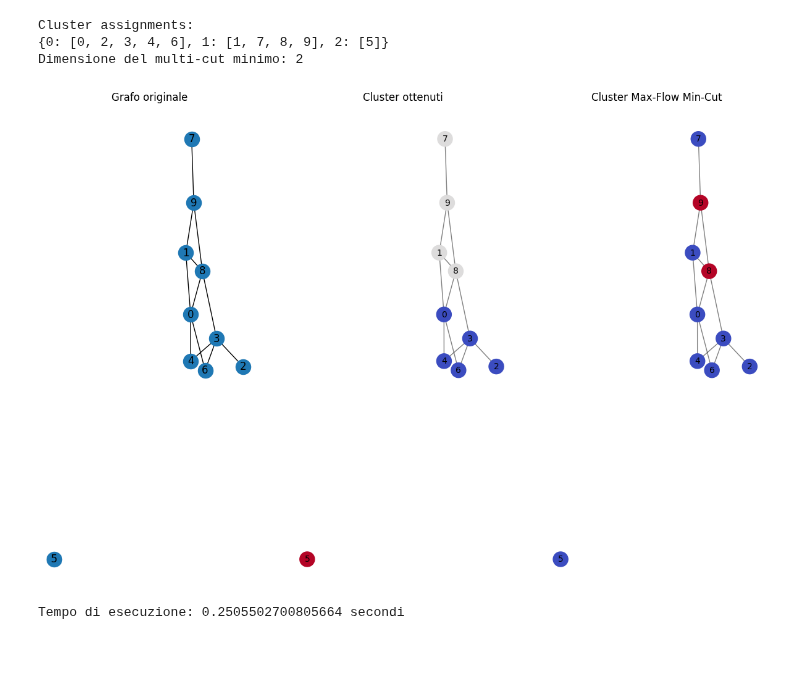
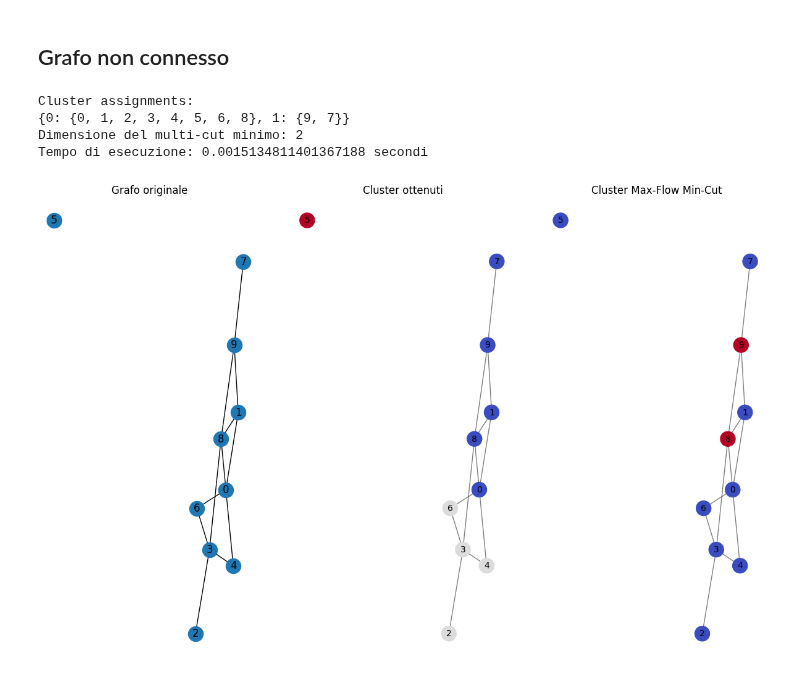
Before and after one commit to ele10-code/k-clustering, a Jupyter notebook: k-clustering.ipynb, the cells around one changed output. Drawn from its saved outputs; the diff is of its cells as text; code cells hidden in the pictures; blank space fills up the shorter version.

Commit message:
pulizia del k-clustering; aggiunta del problema di ottimizzazione PLI

```diff
--- a/k-clustering.ipynb
+++ b/k-clustering.ipynb
@@ -1,3 +1,5 @@
+# %% [markdown]
+## Grafo non connesso
 # %%
 import networkx as nx
 import matplotlib.pyplot as plt
@@ -26,18 +28,32 @@ partition = community.best_partition(G)
 # Aggiungi l'etichetta del cluster come attributo per ogni nodo del grafo
 nx.set_node_attributes(G, partition, 'cluster_label')
 
-# Creiamo i sottoinsiemi V1, ..., Vk basati sulle etichette dei cluster
-k = max(partition.values()) + 1  # Numero di cluster ottenuto
-partition_dict = {i: [] for i in range(k)}
-for node, label in partition.items():
-    partition_dict[label].append(node)
+# Scegli i nodi sorgente e destinazione per l'algoritmo Max-Flow Min-Cut
+source_node = 0
+target_node = 9
 
-# Stampa dell'output: dizionario dei cluster
+# Troviamo il taglio minimo utilizzando l'algoritmo Max-Flow Min-Cut
+cut_value, (set_source, set_target) = nx.minimum_cut(G, source_node, target_node)
+
+# Creiamo un dizionario per rappresentare la partizione ottenuta dal taglio minimo
+partition_dict = {0: set_source, 1: set_target}
+
+# Creiamo un dizionario di colori personalizzato per mappare ciascun cluster a un valore numerico
+color_map = {node: idx for idx, nodes in partition_dict.items() for node in nodes}
+
+# Stampa dell'output: dizionario dei cluster e dimensione del multi-cut minimo
 print("Cluster assignments:")
 print(partition_dict)
+print("Dimensione del multi-cut minimo:", cut_value)
 
-# La variabile 'cut_value' conterrà la dimensione del multi-cut minimo
-print("Dimensione del multi-cut minimo:", cut_value)
+# Registra l'istante di fine dell'esecuzione
+end_time = time.time()
+
+# Calcola il tempo di esecuzione in secondi
+execution_time = end_time - start_time
+
+# Stampa il tempo di esecuzione
+print("Tempo di esecuzione:", execution_time, "secondi")
 
 # Per visualizzare i cluster
 pos = nx.spring_layout(G)  # Layout per posizionare i nodi
@@ -48,42 +64,33 @@ plt.subplot(1, 3, 1)
 plt.axis("off")
 nx.draw_networkx(G, pos, with_labels=True)
 plt.title("Grafo originale")
 
 # Seconda visualizzazione: Cluster ottenuti da Louvain
 plt.subplot(1, 3, 2)
 plt.axis("off")
 # Coloriamo i nodi in base all'etichetta del cluster
 nx.draw_networkx_nodes(G, pos, node_size=300, cmap=plt.get_cmap("coolwarm"), node_color=list(partition.values()))
 nx.draw_networkx_edges(G, pos, alpha=0.5)
 # Aggiungi le label dei nodi originali (etichette dei nodi iniziali)
 node_labels = {node: str(node) for node in G.nodes()}
 nx.draw_networkx_labels(G, pos, labels=node_labels, font_size=10, font_color='black')
 plt.title("Cluster ottenuti")
 
 # Terza visualizzazione: Cluster ottenuti da Max-Flow Min-Cut
 plt.subplot(1, 3, 3)
 plt.axis("off")
 # Coloriamo i nodi in base alla partizione ottenuta
 nx.draw_networkx_nodes(G, pos, node_size=300, cmap=plt.get_cmap("coolwarm"), node_color=list(color_map.values()))
 nx.draw_networkx_edges(G, pos, alpha=0.5)
 # Aggiungi le label dei nodi originali (etichette dei nodi iniziali)
 node_labels = {node: str(node) for node in G.nodes()}
 nx.draw_networkx_labels(G, pos, labels=node_labels, font_size=10, font_color='black')
 plt.title("Cluster Max-Flow Min-Cut")
 
 plt.show()
-
-
-# Registra l'istante di fine dell'esecuzione
-end_time = time.time()
-
-# Calcola il tempo di esecuzione in secondi
-execution_time = end_time - start_time
-
-print("Tempo di esecuzione:", execution_time, "secondi")
 # %% [output]
 Cluster assignments:
-{0: [0, 2, 3, 4, 6], 1: [1, 7, 8, 9], 2: [5]}
+{0: {0, 1, 2, 3, 4, 5, 6, 8}, 1: {9, 7}}
 Dimensione del multi-cut minimo: 2
+Tempo di esecuzione: 0.0015134811401367188 secondi
-[figure, old version]
+[figure, new version]
-Tempo di esecuzione: 0.2505502700805664 secondi
```
Also changed, not shown: parts of 5 cells of this notebook.
